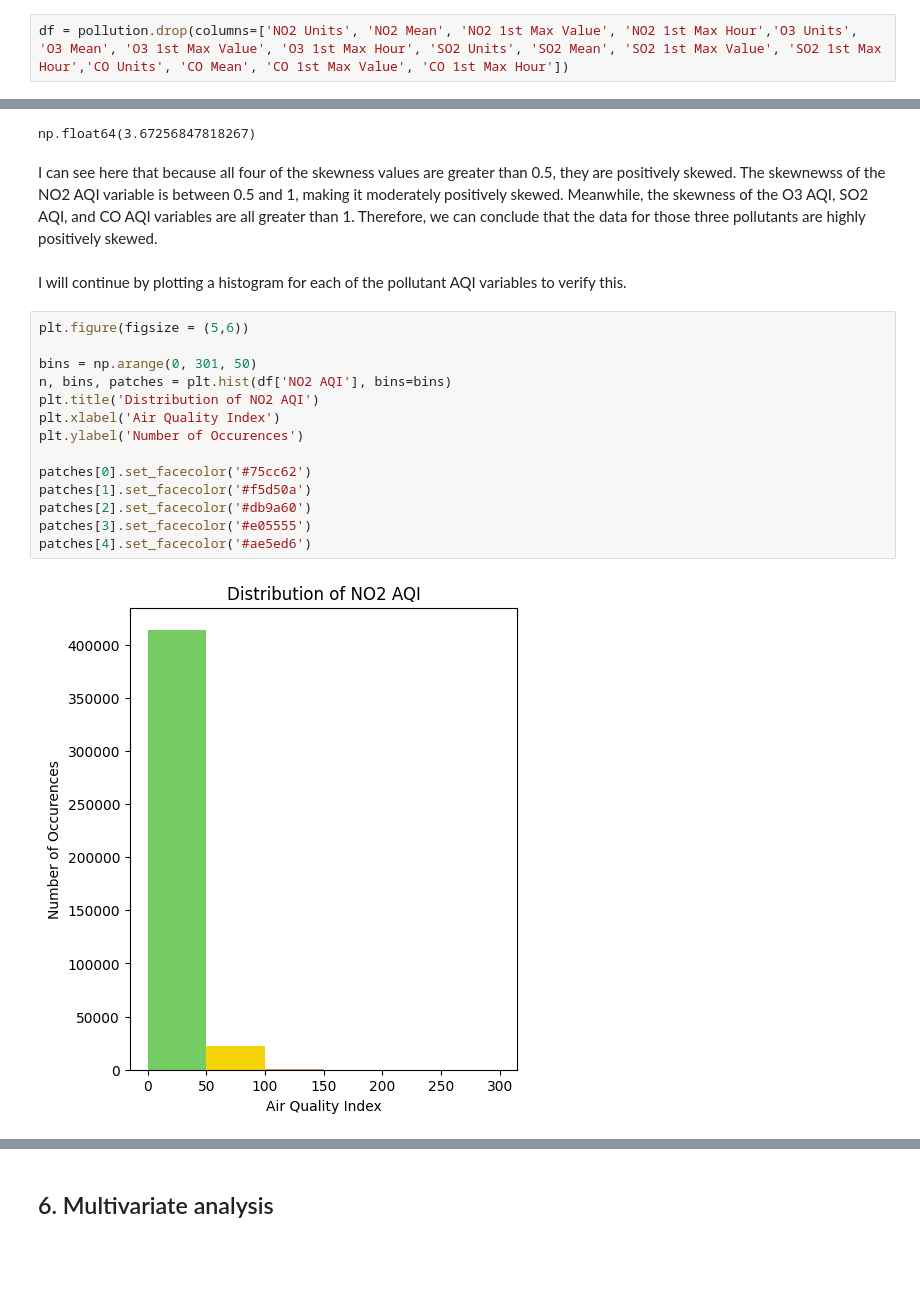
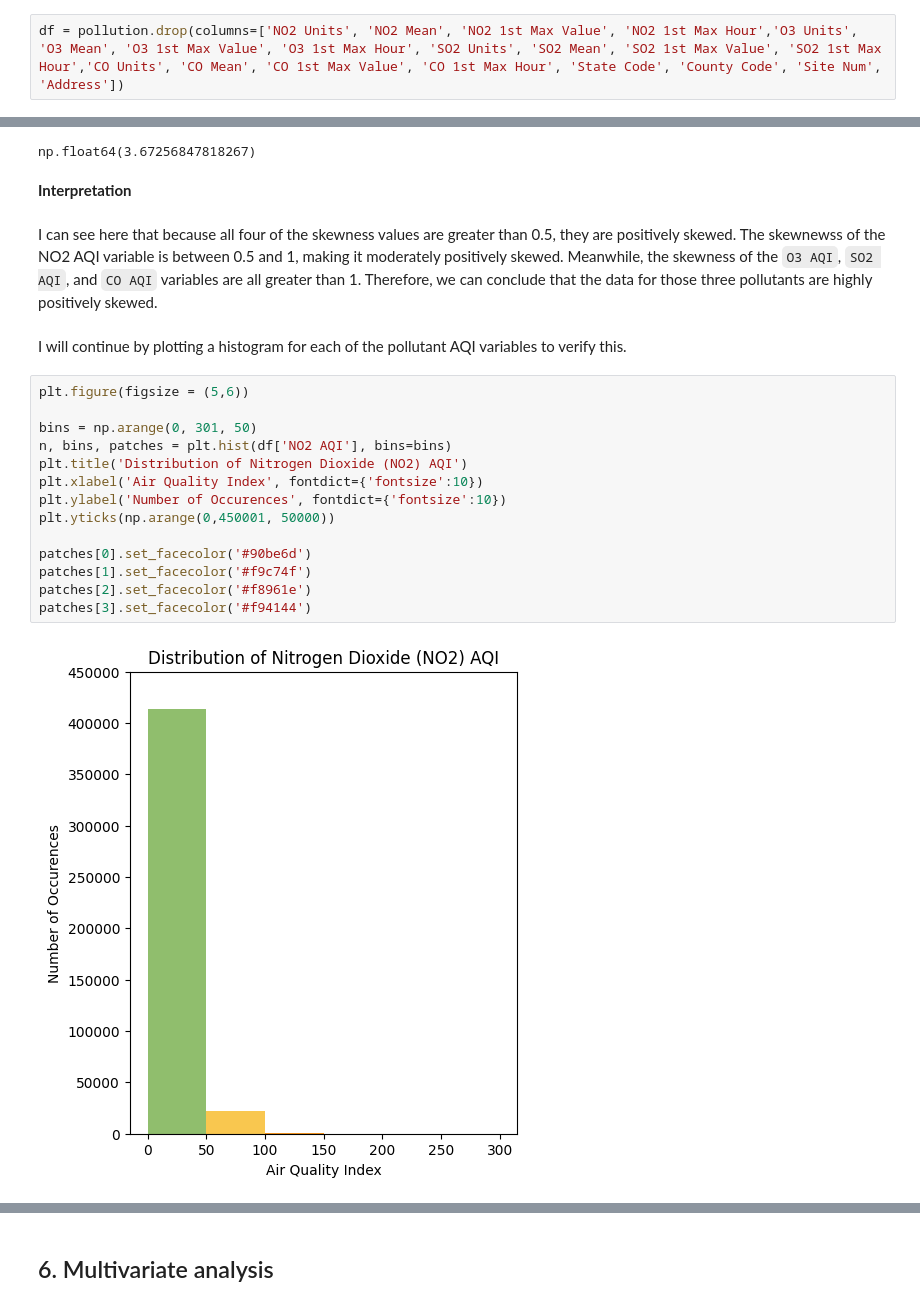
Before and after one commit to aidaduong/US-Air-Pollution-EDA-Kaggle, a Jupyter notebook: air_pollution_EDA.ipynb, the cells around one changed output, grey strips where cells are left out. Cells and saved outputs as stored; diff of their text form; blank space fills up the shorter version.

```diff
--- a/air_pollution_EDA.ipynb
+++ b/air_pollution_EDA.ipynb
@@ -108,2 +110,2 @@ For this project, I am choosing to focus mainly on the AQI. Therefore, I will ne
 # %%
-df = pollution.drop(columns=['NO2 Units', 'NO2 Mean', 'NO2 1st Max Value', 'NO2 1st Max Hour','O3 Units', 'O3 Mean', 'O3 1st Max Value', 'O3 1st Max Hour', 'SO2 Units', 'SO2 Mean', 'SO2 1st Max Value', 'SO2 1st Max Hour','CO Units', 'CO Mean', 'CO 1st Max Value', 'CO 1st Max Hour'])
+df = pollution.drop(columns=['NO2 Units', 'NO2 Mean', 'NO2 1st Max Value', 'NO2 1st Max Hour','O3 Units', 'O3 Mean', 'O3 1st Max Value', 'O3 1st Max Hour', 'SO2 Units', 'SO2 Mean', 'SO2 1st Max Value', 'SO2 1st Max Hour','CO Units', 'CO Mean', 'CO 1st Max Value', 'CO 1st Max Hour', 'State Code', 'County Code', 'Site Num', 'Address'])
@@ -291,23 +287,25 @@ np.float64(3.8946971468705303)
 df['CO AQI'].skew()
 # %% [output]
 np.float64(3.67256847818267)
+# %% [markdown]
+__Interpretation__
 # %% [markdown]
-I can see here that because all four of the skewness values are greater than 0.5, they are positively skewed. The skewnewss of the NO2 AQI variable is between 0.5 and 1, making it moderately positively skewed. Meanwhile, the skewness of the O3 AQI, SO2 AQI, and CO AQI variables are all greater than 1. Therefore, we can conclude that the data for those three pollutants are highly positively skewed.
+I can see here that because all four of the skewness values are greater than 0.5, they are positively skewed. The skewnewss of the NO2 AQI variable is between 0.5 and 1, making it moderately positively skewed. Meanwhile, the skewness of the `O3 AQI`, `SO2 AQI`, and `CO AQI` variables are all greater than 1. Therefore, we can conclude that the data for those three pollutants are highly positively skewed.
 # %% [markdown]
 I will continue by plotting a histogram for each of the pollutant AQI variables to verify this.
 # %%
 plt.figure(figsize = (5,6))
 
 bins = np.arange(0, 301, 50)
 n, bins, patches = plt.hist(df['NO2 AQI'], bins=bins)
-plt.title('Distribution of NO2 AQI')
-plt.xlabel('Air Quality Index')
-plt.ylabel('Number of Occurences')
+plt.title('Distribution of Nitrogen Dioxide (NO2) AQI')
+plt.xlabel('Air Quality Index', fontdict={'fontsize':10})
+plt.ylabel('Number of Occurences', fontdict={'fontsize':10})
+plt.yticks(np.arange(0,450001, 50000))
 
-patches[0].set_facecolor('#75cc62')
-patches[1].set_facecolor('#f5d50a')
-patches[2].set_facecolor('#db9a60')
-patches[3].set_facecolor('#e05555')
-patches[4].set_facecolor('#ae5ed6')
+patches[0].set_facecolor('#90be6d')
+patches[1].set_facecolor('#f9c74f')
+patches[2].set_facecolor('#f8961e')
+patches[3].set_facecolor('#f94144')
 # %% [output]
-[figure, old version]
+[figure, new version]
```
Also changed, not shown: parts of 47 cells of this notebook.
